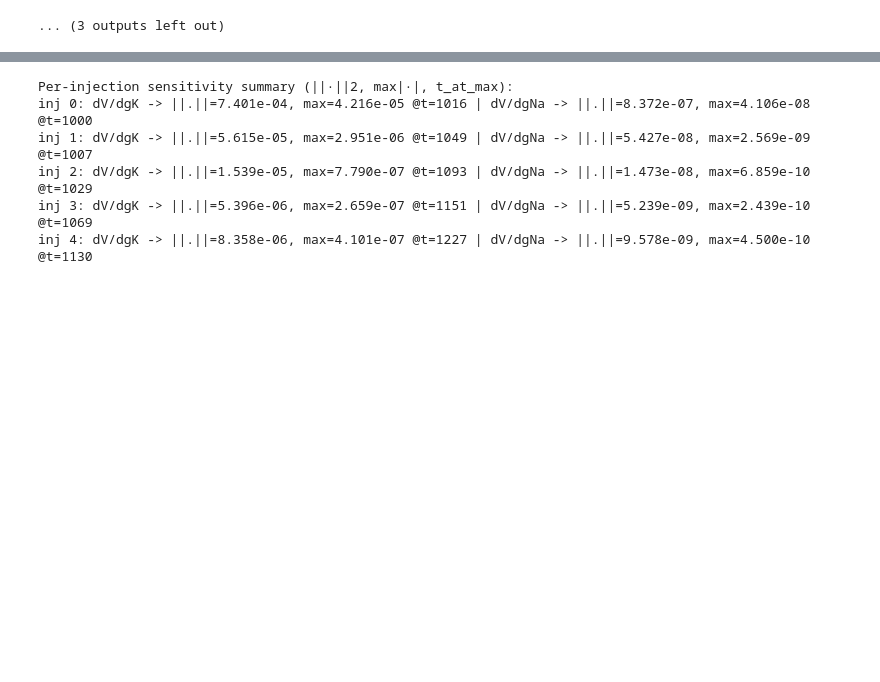
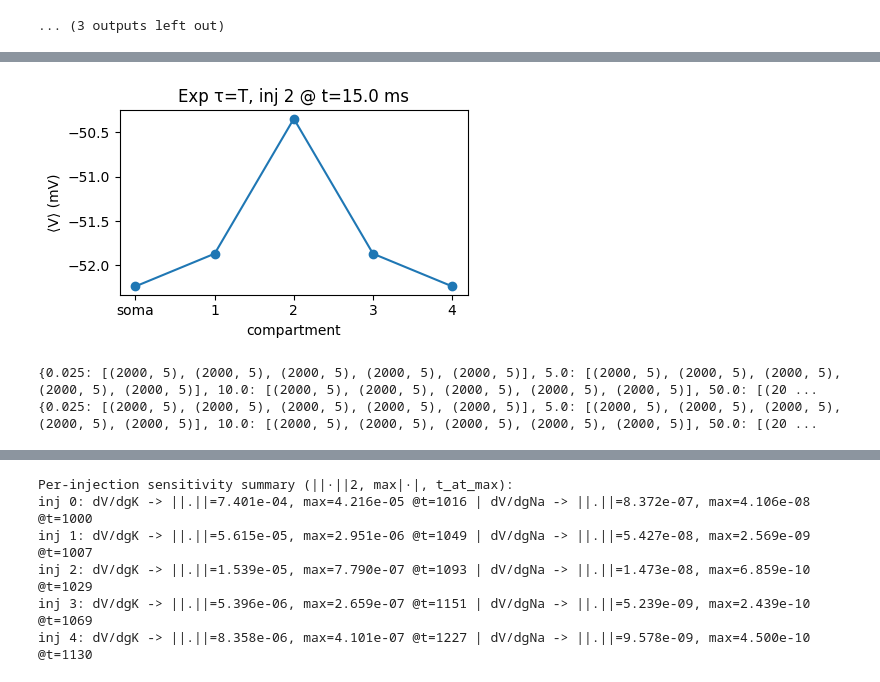
Before and after one commit to itzelts/jaxneuro, a Jupyter notebook: notebooks/003_multicomp.ipynb, the cells around one changed output, grey strips where cells are left out. Saved outputs shown, nothing was run; the diff lists cells and outputs as text; code cells hidden in the pictures; blank space fills up the shorter version.

```diff
--- a/notebooks/003_multicomp.ipynb
+++ b/notebooks/003_multicomp.ipynb
@@ -972,0 +1153,15 @@ plot_fullstate_sens_heatmap(Yfull_K_by[2],  dt, "dV/dgK[2]")
+# %%
+def plot_snapshot_across_compartments(V, t_ms, dt, title=""):
+    xs = np.arange(V.shape[1])
+    ti = min(int(round(t_ms/dt)), V.shape[0]-1)
+    import matplotlib.pyplot as plt
+    plt.figure(figsize=(4.5,2.8))
+    plt.plot(xs, V[ti], marker="o"); plt.xticks(xs, ["soma","1","2","3","4"])
+    plt.ylabel("⟨V⟩ (mV)"); plt.xlabel("compartment"); plt.title(f"{title} @ t={t_ms:.1f} ms")
+    plt.tight_layout(); plt.show()
+
+# e.g., plot filtered soma→dendrite profile for τ=T at 15 ms, injection 2:
+plot_snapshot_across_compartments(exp_volts[T_total_ms][2], 15.0, dt,
+                                  title="Exp τ=T, inj 2")
+# %% [output]
+[figure, added]
@@ -972,0 +1211,20 @@ plot_fullstate_sens_heatmap(Yfull_K_by[2],  dt, "dV/dgK[2]")
+# %%
+# choose τ values: Δt, a couple mid values, and T
+T_total_ms = volts_by_inj[0].shape[0] * dt
+taus = [dt, 5.0, 10.0, T_total_ms]
+
+# voltages
+exp_volts = build_temporal_volts(volts_by_inj, taus, dt, mode="exp")
+box_volts = build_temporal_volts(volts_by_inj, taus, dt, mode="boxcar")
+
+# full-state sensitivities (use the lists you computed earlier)
+exp_Yna = build_temporal_sensitivities(Yfull_Na_by, taus, dt, mode="exp")
+exp_Yk  = build_temporal_sensitivities(Yfull_K_by,  taus, dt, mode="exp")
+box_Yna = build_temporal_sensitivities(Yfull_Na_by, taus, dt, mode="boxcar")
+box_Yk  = build_temporal_sensitivities(Yfull_K_by,  taus, dt, mode="boxcar")
+
+print({tau: [A.shape for A in exp_volts[tau]] for tau in taus})
+print({tau: [A.shape for A in exp_Yna[tau]]   for tau in taus})
+# %% [output]
+{0.025: [(2000, 5), (2000, 5), (2000, 5), (2000, 5), (2000, 5)], 5.0: [(2000, 5), (2000, 5), (2000, 5), (2000, 5), (2000, 5)], 10.0: [(2000, 5), (2000, 5), (2000, 5), (2000, 5), (2000, 5)], 50.0: [(20 ...
+{0.025: [(2000, 5), (2000, 5), (2000, 5), (2000, 5), (2000, 5)], 5.0: [(2000, 5), (2000, 5), (2000, 5), (2000, 5), (2000, 5)], 10.0: [(2000, 5), (2000, 5), (2000, 5), (2000, 5), (2000, 5)], 50.0: [(20 ...
```
Also changed, not shown: parts of 19 cells of this notebook.
